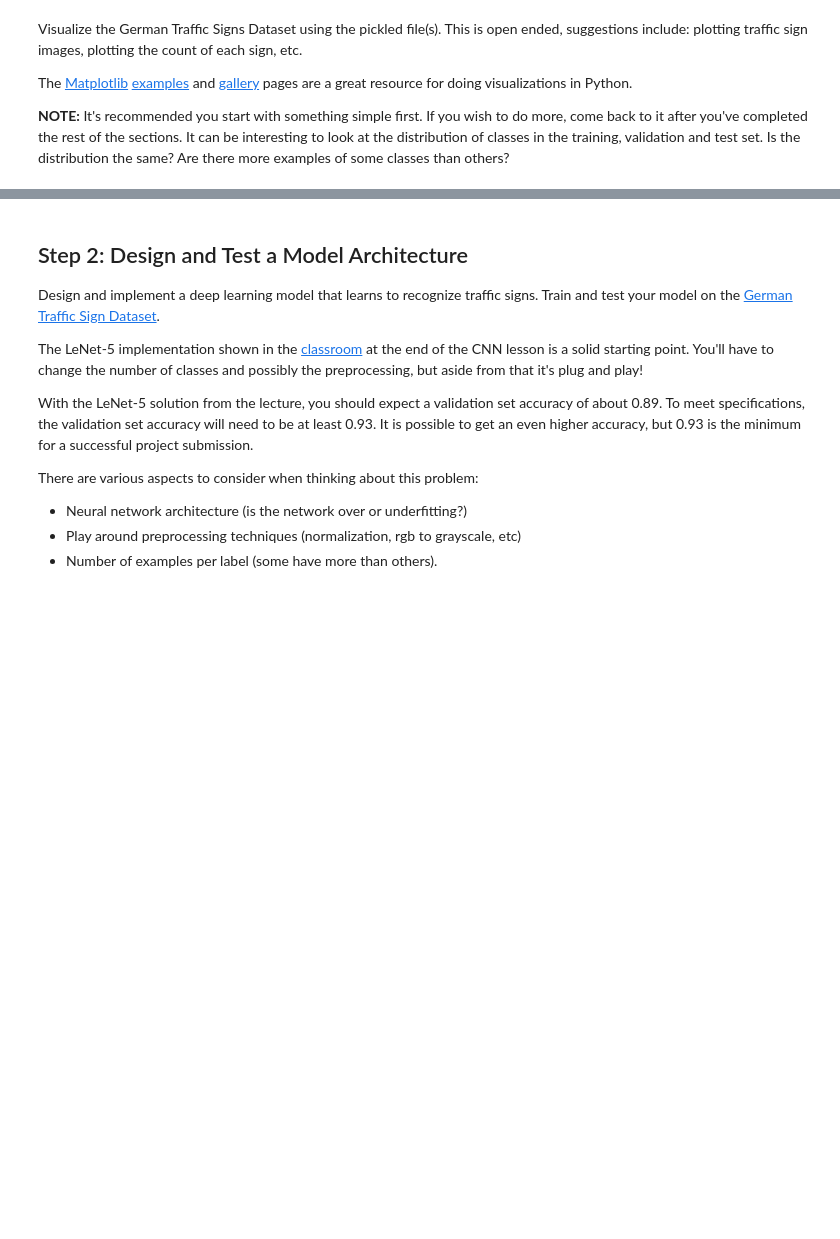
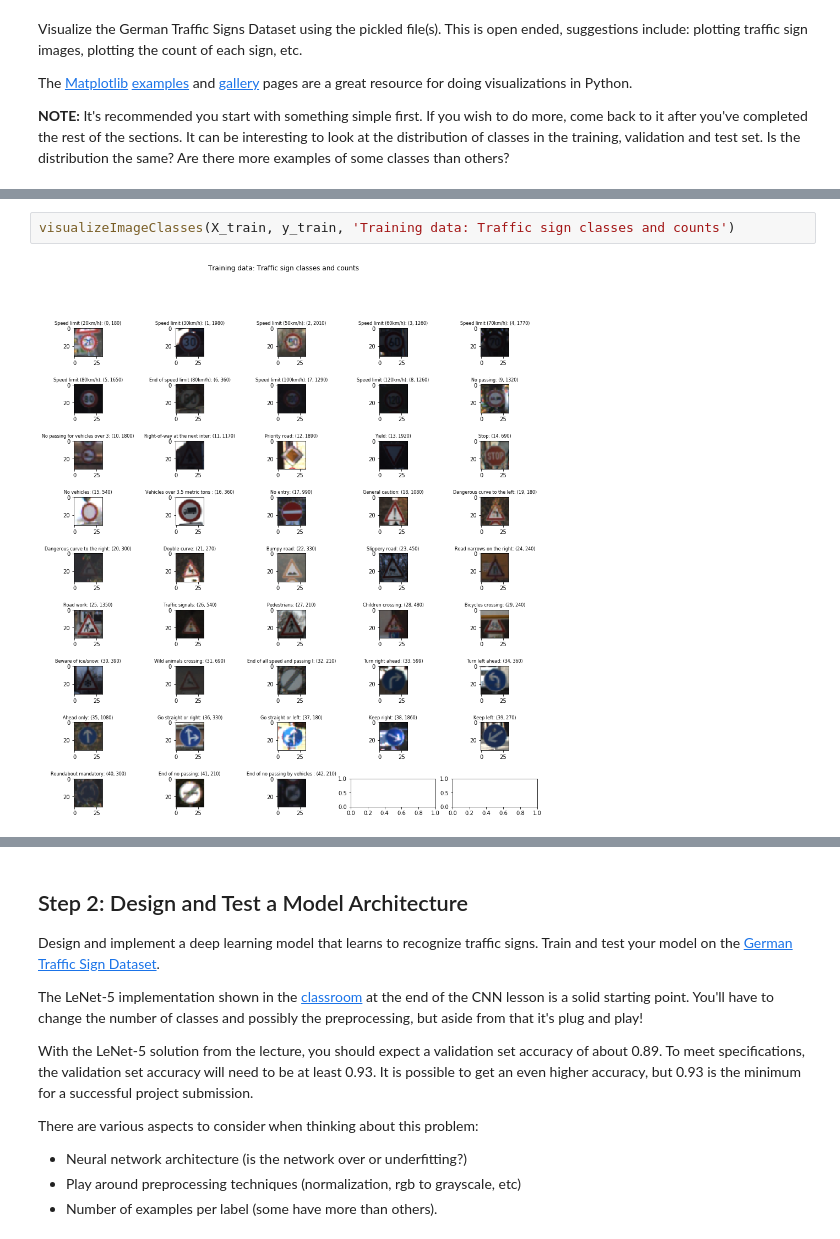
Before and after one commit to tcdoan/CarND-Traffic-Sign-Classifier-Project, a Jupyter notebook: Traffic_Sign_Classifier.ipynb, the cells around one changed output, grey strips where cells are left out. Saved outputs shown, nothing was run; the diff lists cells and outputs as text; blank space fills up the shorter version.

```diff
--- a/Traffic_Sign_Classifier.ipynb
+++ b/Traffic_Sign_Classifier.ipynb
@@ -139,0 +155,4 @@ visualizeDataset(X_train, y_train, 'Sample images from training set')
+# %%
+visualizeImageClasses(X_train, y_train, 'Training data: Traffic sign classes and counts')
+# %% [output]
+[figure, added]
```
Also changed, not shown: parts of 18 cells of this notebook.
